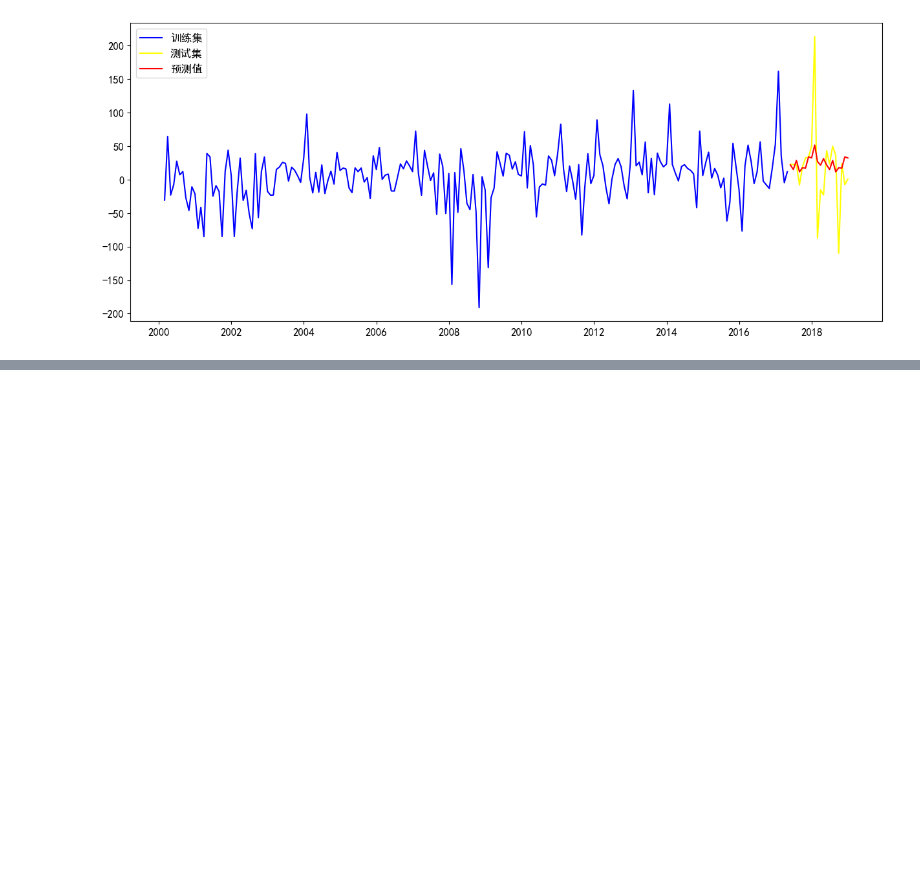
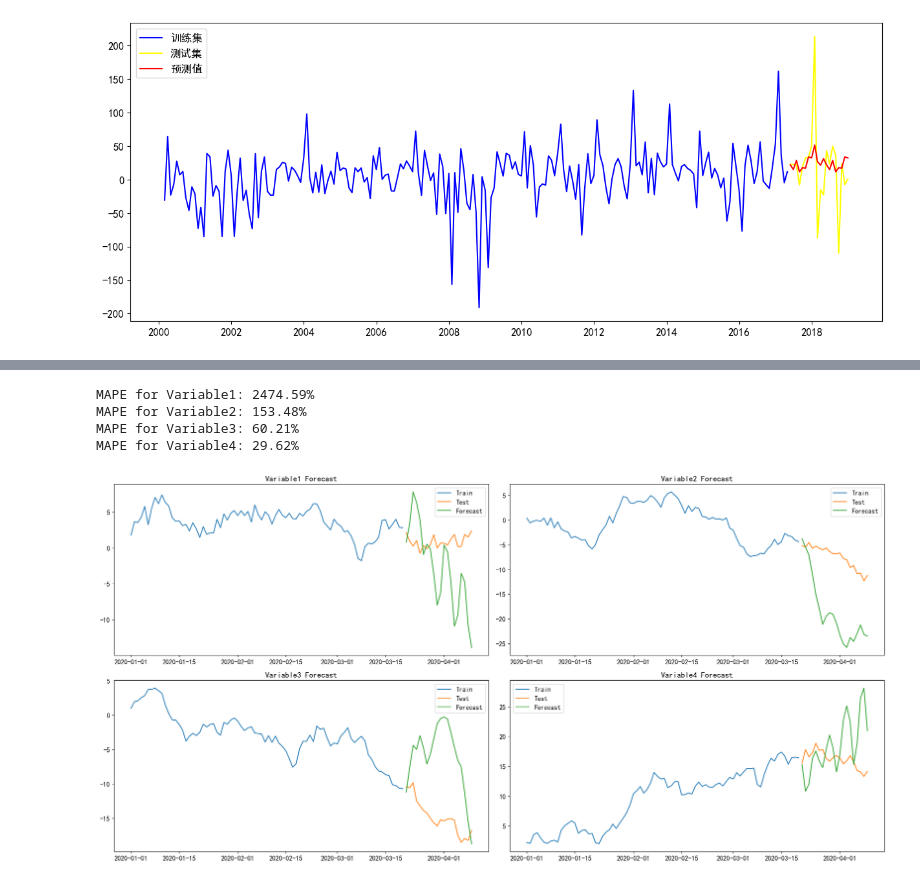
Before and after one commit to XingA02/Model_with_Python, a Jupyter notebook: 描述_5_时间序列分析.ipynb, the cells around one changed output, grey strips where cells are left out. Drawn from its saved outputs; the diff is of its cells as text; code cells hidden in the pictures; blank space fills up the shorter version.

```diff
--- a/描述_5_时间序列分析.ipynb
+++ b/描述_5_时间序列分析.ipynb
@@ -294,0 +437,6 @@ initial_seasons.11            2.2241154                 s.11                 Tru
+# %%
+# 拆分训练集和测试集
+train_size = int(len(df) * 0.8)
+train, test = df[:train_size], df[train_size:]
+
+print(train.shape, test.shape)
@@ -294,0 +445,6 @@ initial_seasons.11            2.2241154                 s.11                 Tru
+# %%
+# 拟合VAR模型
+model = VAR(train)
+fitted_model = model.fit(maxlags=15, ic='aic')
+
+print(fitted_model.summary())
@@ -294,0 +469,7 @@ initial_seasons.11            2.2241154                 s.11                 Tru
+# %%
+# 进行预测
+forecast_steps = len(test)
+forecast = fitted_model.forecast(train.values[-fitted_model.k_ar:], steps=forecast_steps)
+forecast_df = pd.DataFrame(forecast, index=test.index, columns=test.columns)
+
+print(forecast_df.head())
@@ -294,0 +483,56 @@ initial_seasons.11            2.2241154                 s.11                 Tru
+# %%
+# 评估模型
+def mean_absolute_percentage_error(y_true, y_pred):
+    return np.mean(np.abs((y_true - y_pred) / y_true)) * 100
+
+mape_var1 = mean_absolute_percentage_error(test['Variable1'], forecast_df['Variable1'])
+mape_var2 = mean_absolute_percentage_error(test['Variable2'], forecast_df['Variable2'])
+mape_var3 = mean_absolute_percentage_error(test['Variable3'], forecast_df['Variable3'])
+mape_var4 = mean_absolute_percentage_error(test['Variable4'], forecast_df['Variable4'])
+
+print(f'MAPE for Variable1: {mape_var1:.2f}%')
+print(f'MAPE for Variable2: {mape_var2:.2f}%')
+print(f'MAPE for Variable3: {mape_var3:.2f}%')
+print(f'MAPE for Variable4: {mape_var4:.2f}%')
+# %% [output]
+MAPE for Variable1: 2474.59%
+MAPE for Variable2: 153.48%
+MAPE for Variable3: 60.21%
+MAPE for Variable4: 29.62%
+# %%
+# 绘制预测结果
+plt.figure(figsize=(20, 10))
+
+
+plt.subplot(221)
+plt.plot(train['Variable1'], label='Train')
+plt.plot(test['Variable1'], label='Test')
+plt.plot(forecast_df['Variable1'], label='Forecast')
+plt.title('Variable1 Forecast')
+plt.legend()
+
+plt.subplot(222)
+plt.plot(train['Variable2'], label='Train')
+plt.plot(test['Variable2'], label='Test')
+plt.plot(forecast_df['Variable2'], label='Forecast')
+plt.title('Variable2 Forecast')
+plt.legend()
+
+plt.subplot(223)
+plt.plot(train['Variable3'], label='Train')
+plt.plot(test['Variable3'], label='Test')
+plt.plot(forecast_df['Variable3'], label='Forecast')
+plt.title('Variable3 Forecast')
+plt.legend()
+
+plt.subplot(224)
+plt.plot(train['Variable4'], label='Train')
+plt.plot(test['Variable4'], label='Test')
+plt.plot(forecast_df['Variable4'], label='Forecast')
+plt.title('Variable4 Forecast')
+plt.legend()
+
+plt.tight_layout()
+plt.show()
+# %% [output]
+[figure, added]
```
Also changed, not shown: parts of 21 cells of this notebook, 1 other file.
